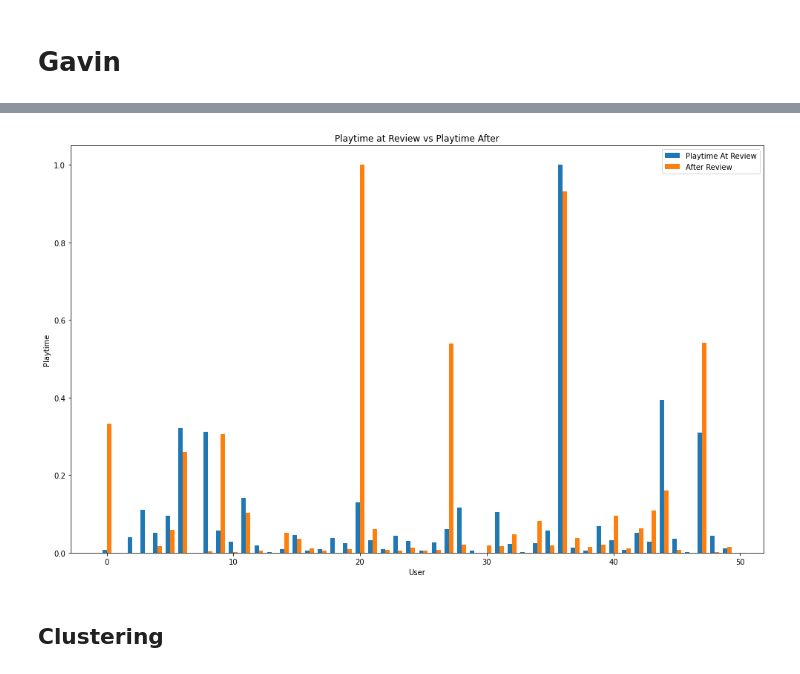
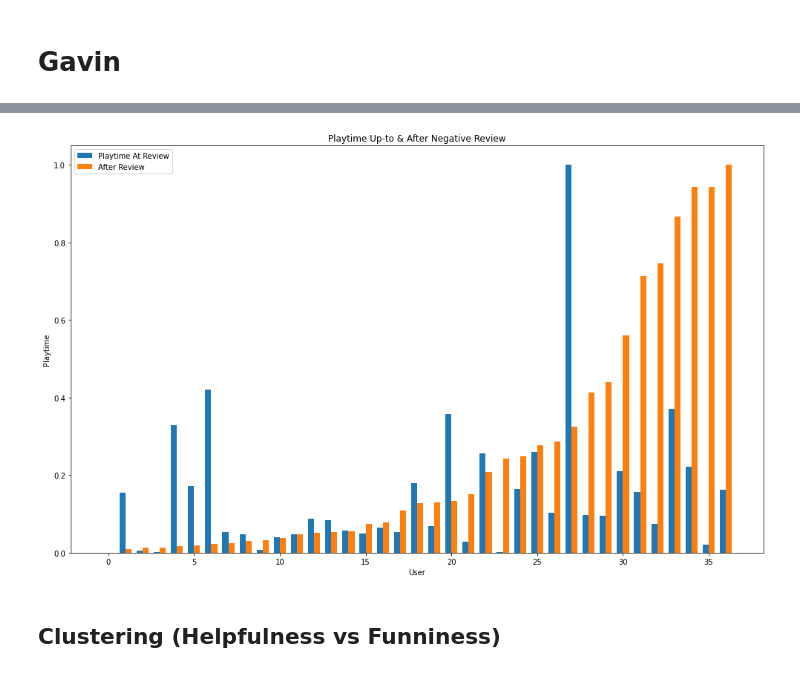
Before and after one commit to gfry99/453-Final-Project, a Jupyter notebook: 453-Final-Proj-PleaseCompile.ipynb, the cells around one changed output, grey strips where cells are left out. Saved outputs shown, nothing was run; the diff lists cells and outputs as text; code cells hidden in the pictures.

Commit message:
Refined Gavin's Work
Did some refinement on my work that I had 'finished' previously.  Made things look nicer, make more sense, etc.

```diff
--- a/453-Final-Proj-PleaseCompile.ipynb
+++ b/453-Final-Proj-PleaseCompile.ipynb
@@ -53,12 +53,26 @@ memory usage: 123.3+ MB
 # %%
-# Set df2 = df1 and clean up outliers
-df2 = df
+# Make a mask for all rows within df that have recommended = false
+mask = df[(df['is_recommended']==False)]
 
-# Take a sample of 5000 reviews with a random seed 1...
-data = df2.sample(n=50, random_state = 1, replace = False)
+# Take a sample of 100 reviews with a random seed 100
+data = mask.sample(n=100, random_state = 100, replace = False)
 
 # Establish a new column, 'playtime_after_review' that takes the difference of playtime forever and at review.
 data['playtime_after_review'] = data['playtime_forever'] - data['playtime_at_review']
 
-# Describe the new column to see some neat statistics.
-data.playtime_after_review.describe()
+# Determine the lower and upper range for 'playtime_after_review'
+q_low = data["playtime_after_review"].quantile(0.05)
+q_high  = data["playtime_after_review"].quantile(0.95)
+
+# Take the previously determined lower and upper and use them to filter the data
+data = data[(data["playtime_after_review"] < q_high) & (data["playtime_after_review"] > q_low)]
+
+# Determine the lower and upper range for 'playtime_at_review'
+q_low = data["playtime_at_review"].quantile(0.05)
+q_high  = data["playtime_at_review"].quantile(0.95)
+
+# Take the previously determined lower and upper and use them to filter the data
+data = data[(data["playtime_at_review"] < q_high) & (data["playtime_at_review"] > q_low)]
+
+# Sort the dataframe by 'playtime after review'
+data = data.sort_values(by="playtime_after_review", ascending = True)
@@ -96,32 +113,33 @@ data['Individual'] = label_encoder.fit_transform(data['steamid'])
 # %%
 # Set the labels to be each individual within the sample
 labels = data.Individual
 
 # the label locations
 x = np.arange(len(labels))
 # the width of the bars
 width = 0.35
 
-# Prepare the figure for sublots, since it's a paired bar graph
+# Prepare the figure for sublots, since it will be a paired bar graph
 fig, ax = plt.subplots()
 rects1 = ax.bar(x - width/2, data.playtime_at_review_scaled, width, label='Playtime At Review')
 rects2 = ax.bar(x + width/2, data.playtime_after_review, width, label='After Review')
 
 # Add some text for labels, title and custom x-axis tick labels, etc.
 ax.set_ylabel('Playtime')
 ax.set_xlabel('User')
-ax.set_title('Playtime at Review vs Playtime After')
+ax.set_title('Playtime Up-to & After Negative Review')
 ax.legend()
 
 # Set the layout and size for the figure.
 fig.tight_layout()
 fig.set_size_inches(15,10)
 
+# Show the plot
 plt.show()
 # %% [output]
-[figure, old version]
+[figure, new version]
 # %% [markdown]
-## Clustering
+## Clustering (Helpfulness vs Funniness)
 # %%
 # Take the two columns we want from OG df...
 df2 = df[["votes_funny", "helpful_score"]]
```
Also changed, not shown: parts of 7 cells of this notebook.
